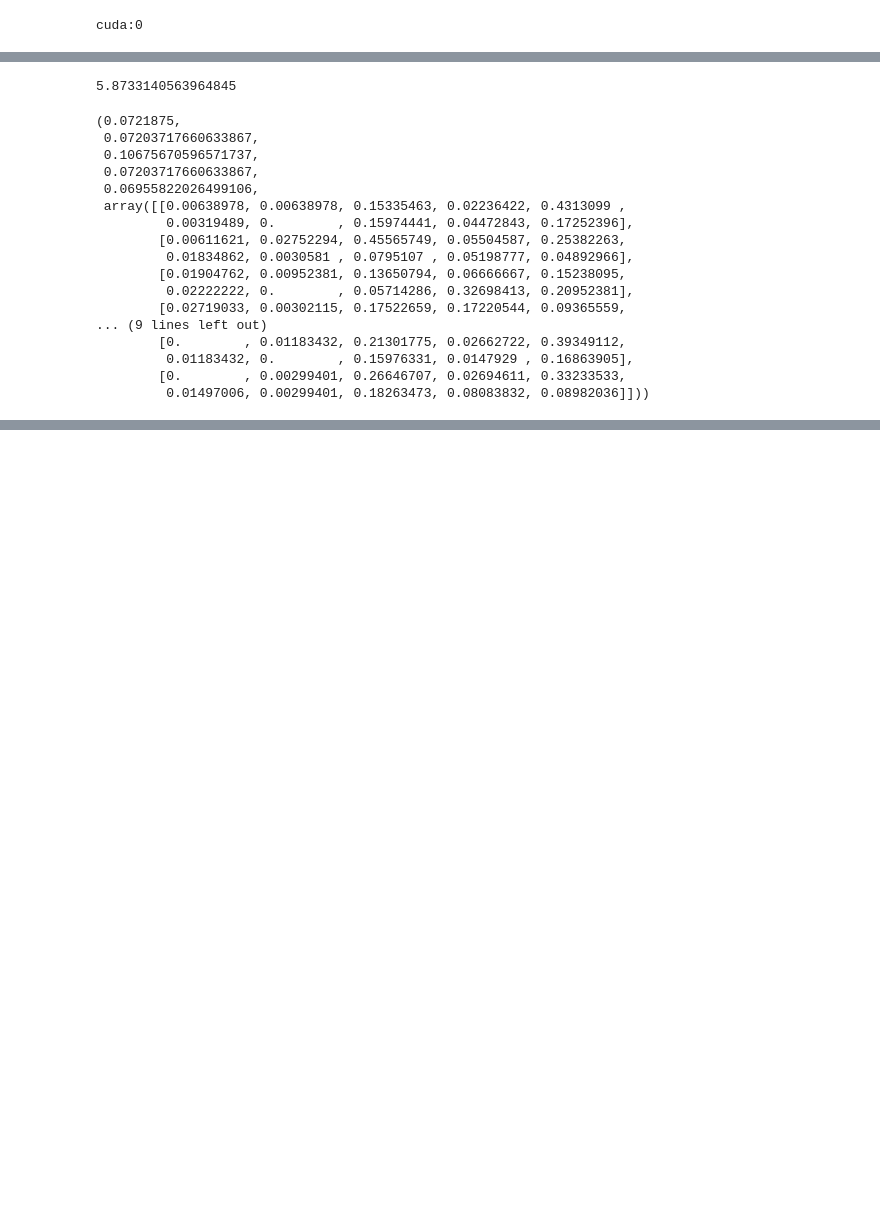
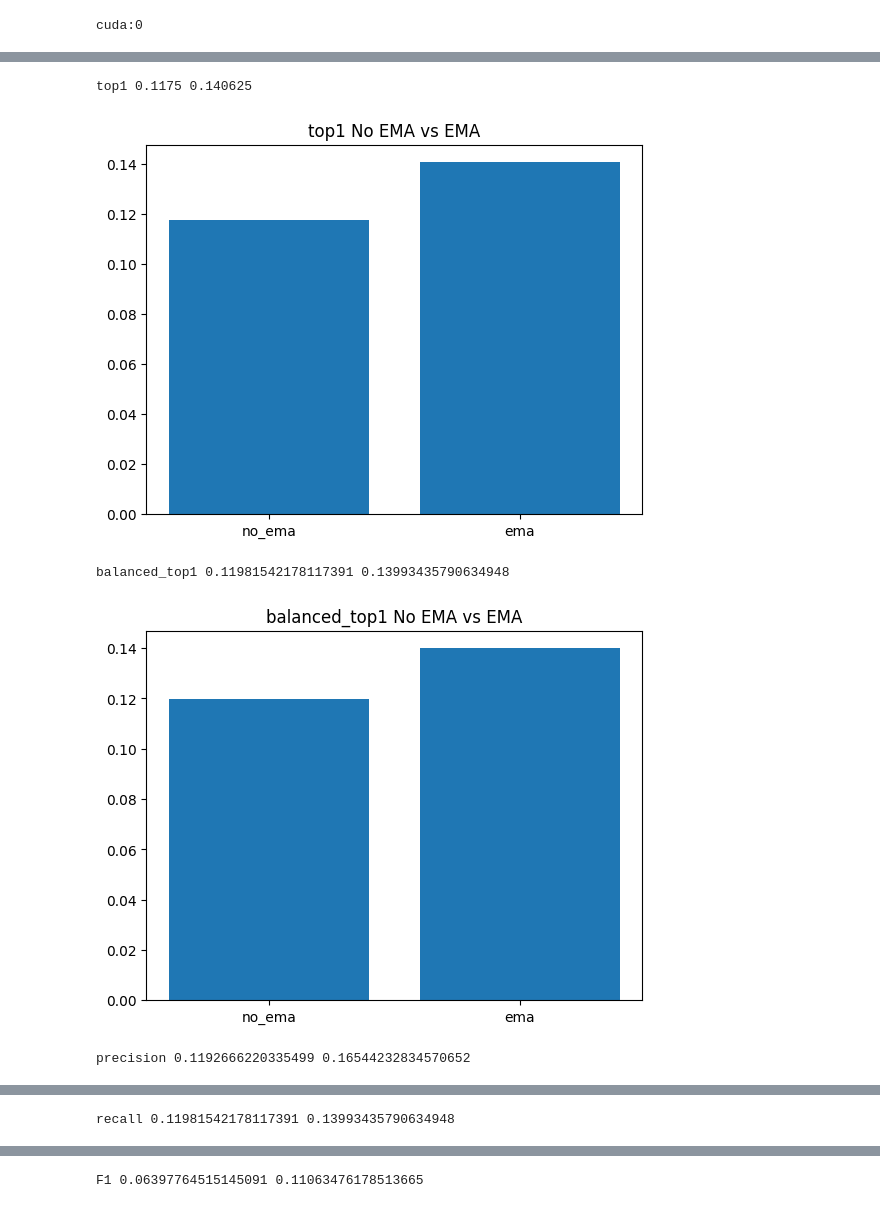
Before and after one commit to interactivetech/semi_supervised_learning_poc, a Jupyter notebook: test_ssl.ipynb, the cells around one changed output, grey strips where cells are left out. Cells and saved outputs as stored; diff of their text form; code cells hidden in the pictures; blank space fills up the shorter version.

```diff
--- a/test_ssl.ipynb
+++ b/test_ssl.ipynb
@@ -129,5 +113,11 @@ Files already downloaded and verified
 # %%
-dataset_dict = get_dataset(args, args.algorithm, args.dataset, args.num_labels, args.num_classes, data_dir=args.data_dir)
+dataset_dict = get_dataset(args,
+                           args.algorithm,
+                           args.dataset,
+                           args.num_labels,
+                           args.num_classes,
+                           data_dir=args.data_dir,
+                          include_lb_to_ulb=False)
 train_lb_loader = get_data_loader(args, dataset_dict['train_lb'], args.batch_size)
 # %% [output]
 Files already downloaded and verified
@@ -304,2 +211,11 @@ cf_mat = confusion_matrix(y_true, y_pred, normalize='true')
 # %%
+top1,balanced_top1, precision, recall, F1, cf_mat  = eval(m,emaA.ema,eval_loader,device,return_gt=True,use_ema_model=False)
 top1,balanced_top1, precision, recall, F1, cf_mat
+no_ema = {
+    'top1':top1,
+    'balanced_top1':balanced_top1,
+    'precision':precision,
+    'recall':recall,
+    'F1':F1,
+    'cf_mat':cf_mat
+}
@@ -324,33 +222,27 @@ top1,balanced_top1, precision, recall, F1, cf_mat
 # %%
 # EMA
 # %%
-y_pred, y_logits, y_true, total_loss = predict(m,emaA.ema,eval_loader,device,return_gt=True,use_ema_model=True)
-print(total_loss)
-top1 = accuracy_score(y_true, y_pred)
-balanced_top1 = balanced_accuracy_score(y_true, y_pred)
-precision = precision_score(y_true, y_pred, average='macro')
-recall = recall_score(y_true, y_pred, average='macro')
-F1 = f1_score(y_true, y_pred, average='macro')
-cf_mat = confusion_matrix(y_true, y_pred, normalize='true')
+top1,balanced_top1, precision, recall, F1, cf_mat  = eval(m,emaA.ema,eval_loader,device,return_gt=True,use_ema_model=True)
+ema = {
+    'top1':top1,
+    'balanced_top1':balanced_top1,
+    'precision':precision,
+    'recall':recall,
+    'F1':F1,
+    'cf_mat':cf_mat
+}
-# %% [output]
-5.8733140563964845
 # %%
-top1,balanced_top1, precision, recall, F1, cf_mat
+# top1,balanced_top1, precision, recall, F1, cf_mat
-# %% [output]
-(0.0721875,
- 0.07203717660633867,
- 0.10675670596571737,
- 0.07203717660633867,
- 0.06955822026499106,
- array([[0.00638978, 0.00638978, 0.15335463, 0.02236422, 0.4313099 ,
-         0.00319489, 0.        , 0.15974441, 0.04472843, 0.17252396],
-        [0.00611621, 0.02752294, 0.45565749, 0.05504587, 0.25382263,
-         0.01834862, 0.0030581 , 0.0795107 , 0.05198777, 0.04892966],
-        [0.01904762, 0.00952381, 0.13650794, 0.06666667, 0.15238095,
-         0.02222222, 0.        , 0.05714286, 0.32698413, 0.20952381],
-        [0.02719033, 0.00302115, 0.17522659, 0.17220544, 0.09365559,
-... (9 lines left out)
-        [0.        , 0.01183432, 0.21301775, 0.02662722, 0.39349112,
-         0.01183432, 0.        , 0.15976331, 0.0147929 , 0.16863905],
-        [0.        , 0.00299401, 0.26646707, 0.02694611, 0.33233533,
-         0.01497006, 0.00299401, 0.18263473, 0.08083832, 0.08982036]]))
+# %%
+for k in ema.keys():
+    if k!='cf_mat':
+        print(k,no_ema[k],ema[k])
+        plt.bar(['no_ema','ema'],[no_ema[k],ema[k]])
+        plt.title("{} No EMA vs EMA".format(k))
+        plt.show()
+# %% [output]
+top1 0.1175 0.140625
+[figure, added]
+balanced_top1 0.11981542178117391 0.13993435790634948
+[figure, added]
+precision 0.1192666220335499 0.16544232834570652
@@ -356,0 +250 @@ top1,balanced_top1, precision, recall, F1, cf_mat
+recall 0.11981542178117391 0.13993435790634948
@@ -356,0 +252 @@ top1,balanced_top1, precision, recall, F1, cf_mat
+F1 0.06397764515145091 0.11063476178513665
```
Also changed, not shown: parts of 40 cells of this notebook, 4 other files.
